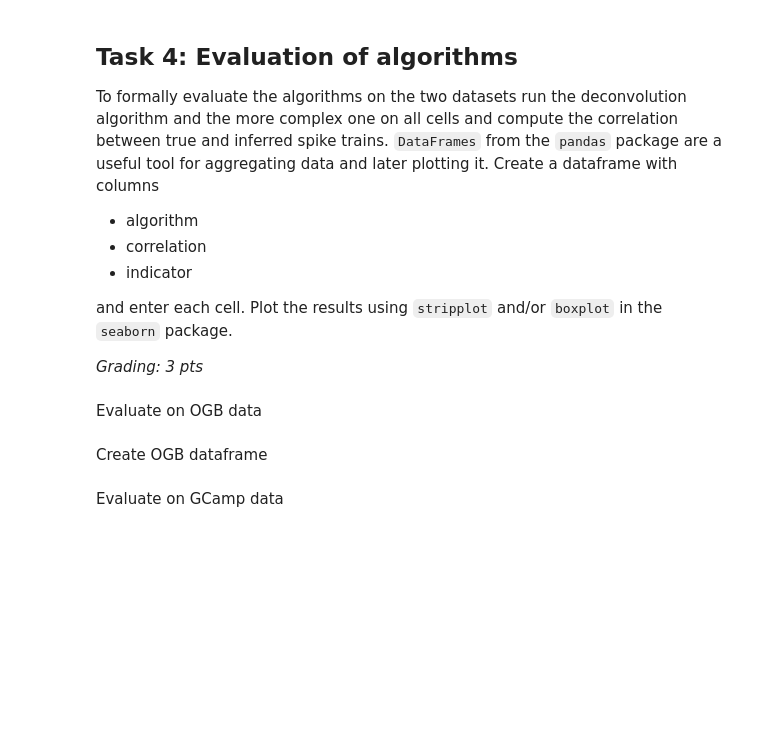
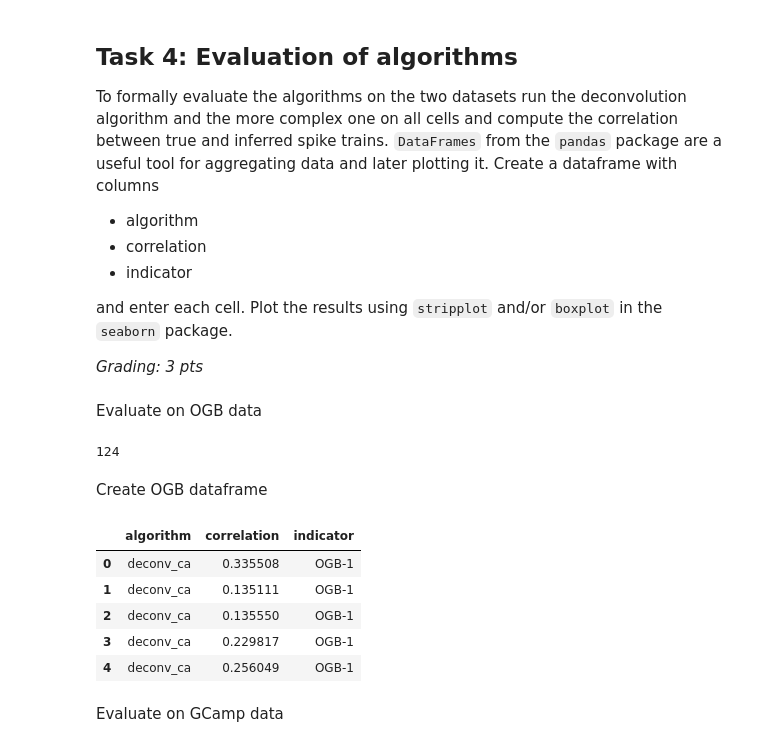
Before and after one commit to H-Kugler/neural-data-science, a Jupyter notebook: notebooks/CodingLab3_harri.ipynb, the cells around one changed output. Cells and saved outputs as stored; diff of their text form; code cells hidden in the pictures; blank space fills up the shorter version.

```diff
--- a/notebooks/CodingLab3_harri.ipynb
+++ b/notebooks/CodingLab3_harri.ipynb
@@ -400,7 +395,42 @@ Evaluate on OGB data
+# %%
+ogb_calcium_25hz[:, 0].shape[0] - deconv_ca(ogb_calcium_25hz[:, 0], 0.5, dt).shape[0]
+# %% [output]
+124
+# %%
+# -------------------------------------------------
+# Create dataframe for OGB Cell as described (1 pt)
+# -------------------------------------------------
+indicator = "OGB-1"
+algo = ["deconv_ca", "fast_oopsi"]
+
+# calcuate correlations for each algorithm
+c = np.zeros(len(algo) * ogb_spikes_25hz.shape[1])
+for i, alg in enumerate(algo):
+    for j in range(ogb_spikes_25hz.shape[1]):
+        if alg == "deconv_ca":
+            res = deconv_ca(ogb_calcium_25hz[:, j], 0.5, dt)
+        elif alg == "fast_oopsi":
+            res, _ = oopsi.fast(ogb_calcium_25hz[:, j], dt=dt, iter_max=10)
+        c[i * ogb_spikes_25hz.shape[1] + j] = np.corrcoef(
+            res, ogb_spikes_25hz[: len(res), j]
+        )[0, 1]
 # %% [markdown]
 Create OGB dataframe
 # %%
-df_ogb = pd.DataFrame({"algorithm": algo, "correlation": c, "indicator": indicator})
+df_ogb = pd.DataFrame(
+    {
+        "algorithm": np.repeat(algo, ogb_calcium_25hz.shape[1]),
+        "correlation": c,
+        "indicator": np.repeat([indicator], ogb_calcium_25hz.shape[1] * 2),
+    }
+)
 df_ogb.head()
+# %% [output]
+|  | algorithm | correlation | indicator |
+| 0 | deconv_ca | 0.335508 | OGB-1 |
+| 1 | deconv_ca | 0.135111 | OGB-1 |
+| 2 | deconv_ca | 0.135550 | OGB-1 |
+| 3 | deconv_ca | 0.229817 | OGB-1 |
+| 4 | deconv_ca | 0.256049 | OGB-1 |
 # %% [markdown]
 Evaluate on GCamp data
```
Also changed, not shown: parts of 9 cells of this notebook.
